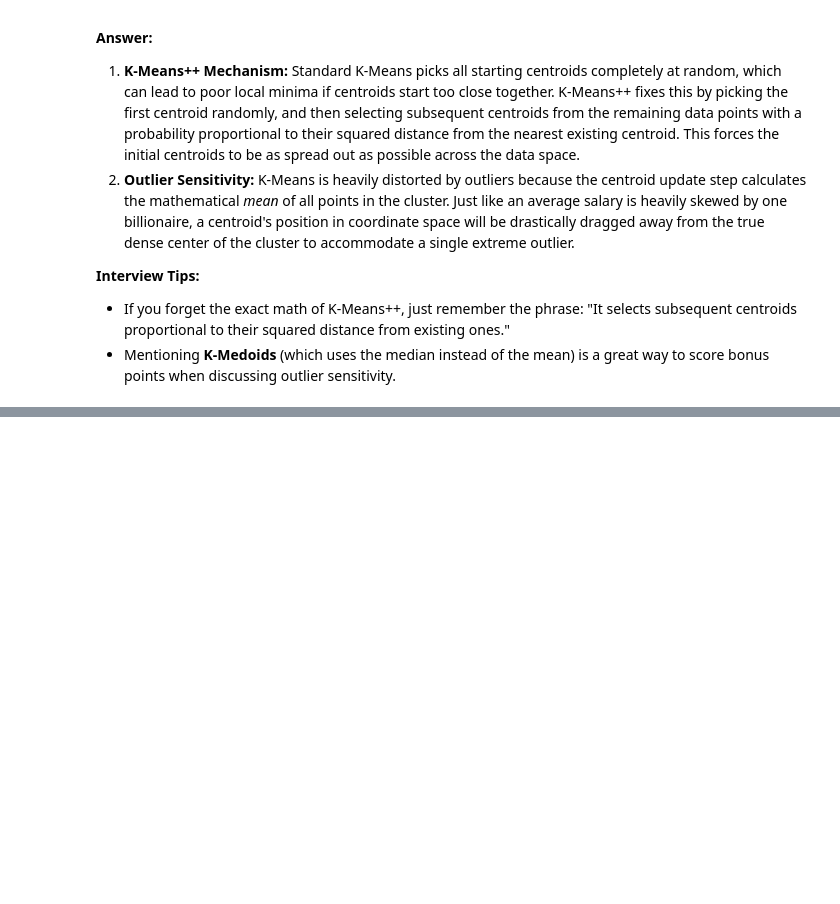
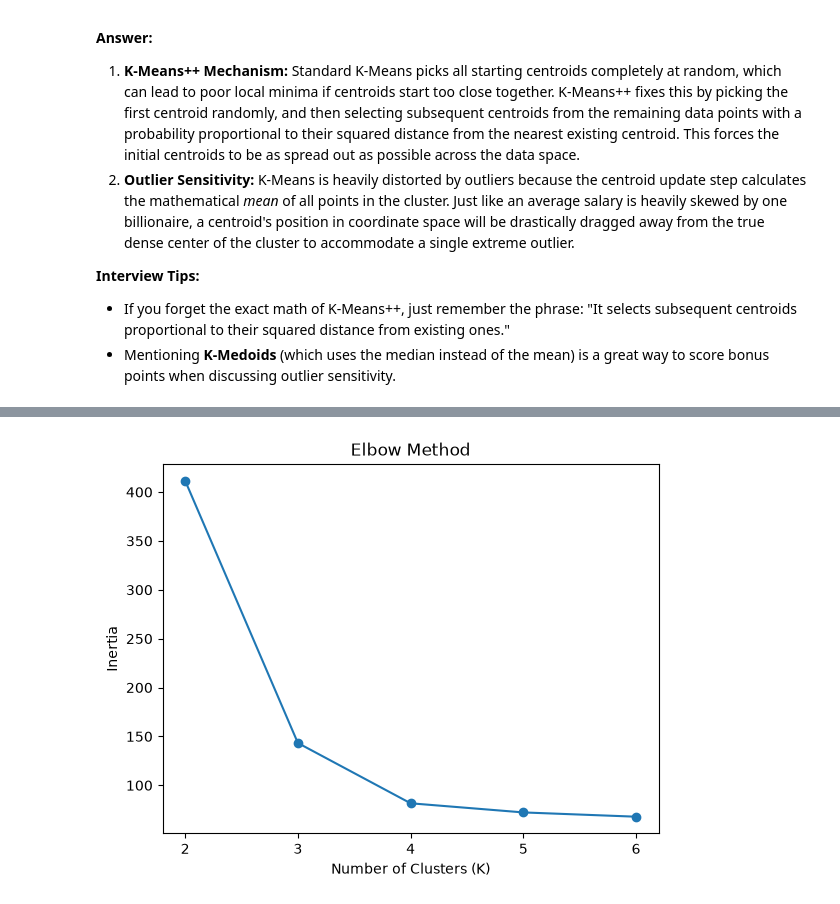
Before and after one commit to Shailya777/interview-prep, a Jupyter notebook: 04_ML/06_Clustering/02_K-Means_Clustering.ipynb, the cells around one changed output, grey strips where cells are left out. Cells and saved outputs as stored; diff of their text form; code cells hidden in the pictures; blank space fills up the shorter version.

Commit message:
Add K-Means-Clustering Practice Question 3 in ML Pattern 6.2

```diff
--- a/04_ML/06_Clustering/02_K-Means_Clustering.ipynb
+++ b/04_ML/06_Clustering/02_K-Means_Clustering.ipynb
@@ -80,0 +98,22 @@ You use standard K-Means on Latitude/Longitude to cluster delivery zones in a ci
+# %%
+from sklearn.preprocessing import StandardScaler
+from sklearn.cluster import KMeans
+from sklearn.metrics import silhouette_score
+
+# 1. Preprocess OUTSIDE the loop for computational efficiency
+scaler = StandardScaler()
+X_scaled = scaler.fit_transform(df)
+
+k_values = range(2, 7)
+metrics = []
+
+# 2. Only run the clustering inside the loop
+for k in k_values:
+    km = KMeans(n_clusters=k, init='k-means++', random_state=42)
+    labels = km.fit_predict(X_scaled)
+
+    metrics.append({
+        'K': k,
+        'Inertia': km.inertia_,
+        'Silhouette': silhouette_score(X_scaled, labels)
+    })
@@ -80,0 +129,17 @@ You use standard K-Means on Latitude/Longitude to cluster delivery zones in a ci
+# %%
+# Plotting Inertia and Silhoutte Scores:
+
+K = [x['K'] for x in metrics]
+inertia = [x['Inertia'] for x in metrics]
+silhouette = [x['Silhouette'] for x in metrics]
+# %%
+import matplotlib.pyplot as plt
+
+plt.plot(K, inertia, marker='o')
+plt.xlabel('Number of Clusters (K)')
+plt.ylabel('Inertia')
+plt.title('Elbow Method')
+plt.xticks(K)
+plt.show()
+# %% [output]
+[figure, added]
```
Also changed, not shown: parts of 5 cells of this notebook.
